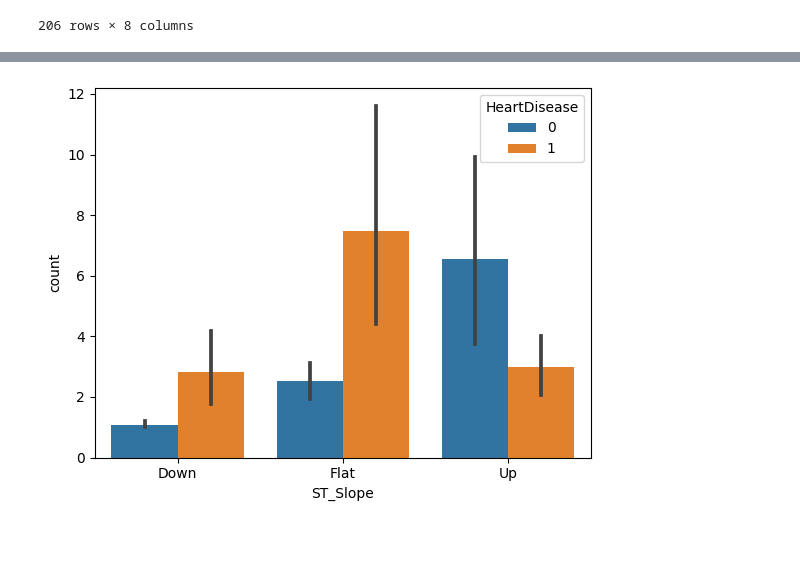
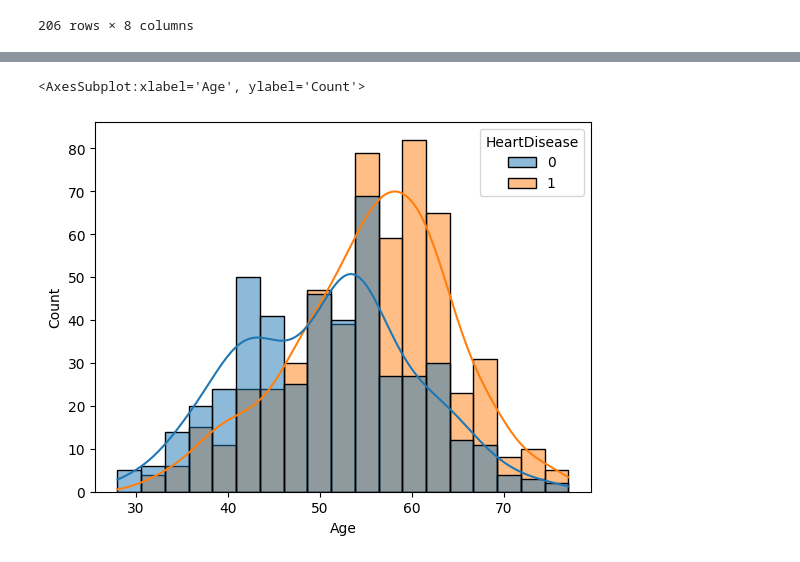
Before and after one commit to HG13BB/asl_heart_failure_mc, a Jupyter notebook: notebooks/heart_failure_nn_Henry.ipynb, the cells around one changed output, grey strips where cells are left out. Saved outputs shown, nothing was run; the diff lists cells and outputs as text; code cells hidden in the pictures.

```diff
--- a/notebooks/heart_failure_nn_Henry.ipynb
+++ b/notebooks/heart_failure_nn_Henry.ipynb
@@ -127,4 +96,0 @@ plot_cat(df_cat.columns[5])
-# %%
-plot_cat(df_cat.columns[5])
-# %% [output]
-[figure, removed]
@@ -133,3 +97,9 @@ plot_cat(df_cat.columns[5])
+# %%
+#deciding on binning for age
+sns.histplot(data=df,x='Age',hue='HeartDisease',kde=True)
+# %% [output]
+<AxesSubplot:xlabel='Age', ylabel='Count'>
+[figure, added]
 # %%
 num_columns = [i for i in dtypes if dtypes[i] == int]
 cat_columns = [i for i in dtypes if dtypes[i] == str]
```
Also changed, not shown: parts of 11 cells of this notebook.
